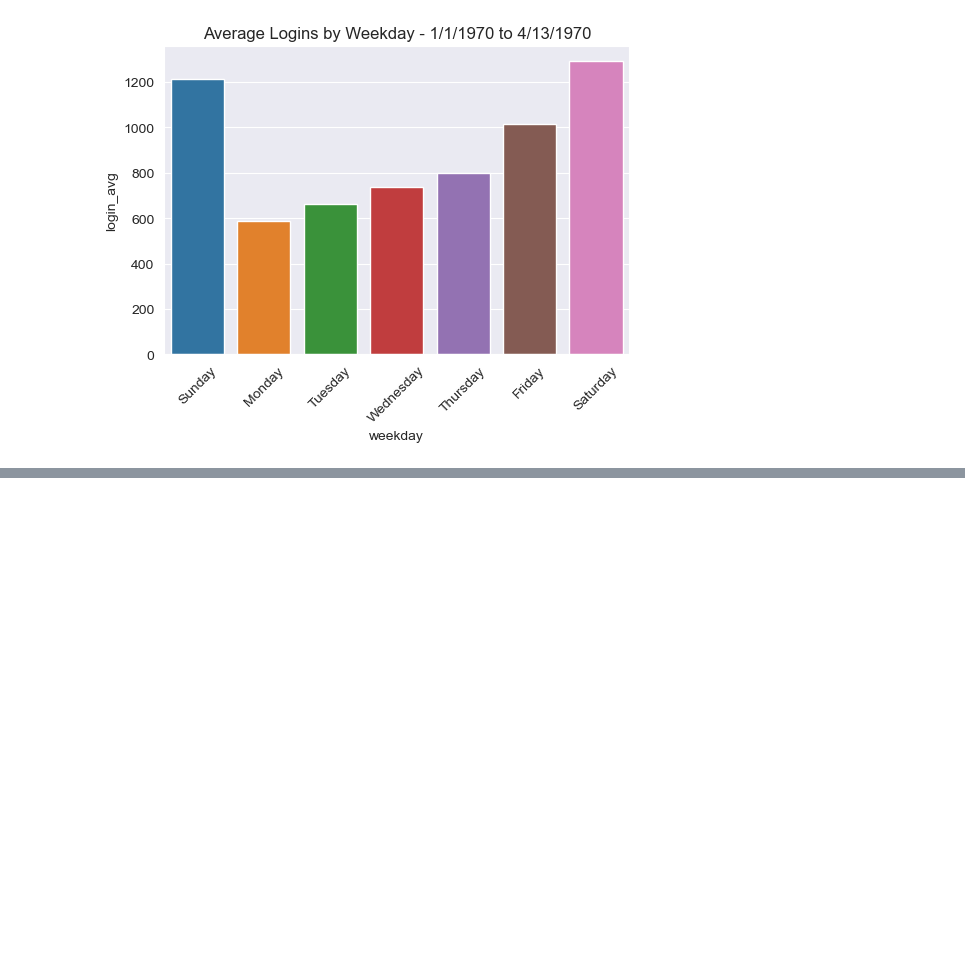
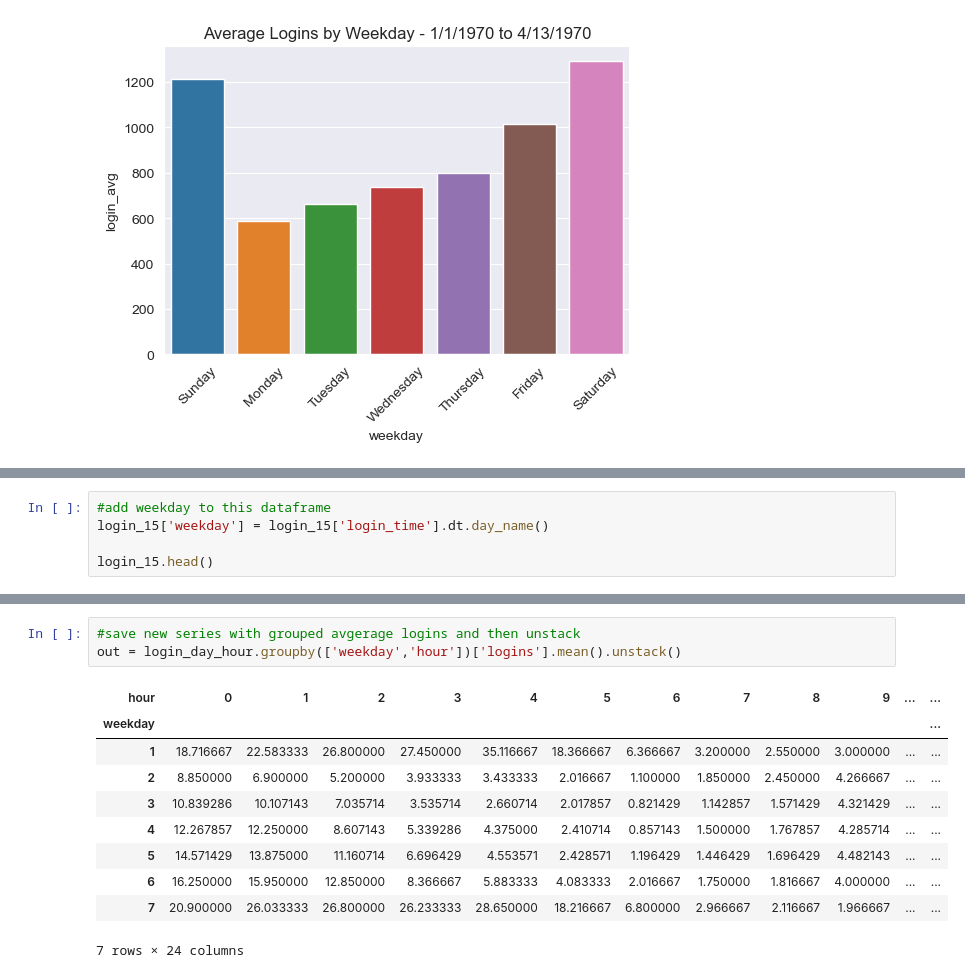
Before and after one commit to BrettlyCD/da_challenge, a Jupyter notebook: 1_eda.ipynb, the cells around one changed output, grey strips where cells are left out. Drawn from its saved outputs; the diff is of its cells as text; blank space fills up the shorter version.

```diff
--- a/1_eda.ipynb
+++ b/1_eda.ipynb
@@ -311,0 +327,5 @@ On average, demand spikes on Saturdays, and overall are at the highest level on
+# %%
+#add weekday to this dataframe
+login_15['weekday'] = login_15['login_time'].dt.day_name()
+
+login_15.head()
@@ -311,0 +371,14 @@ On average, demand spikes on Saturdays, and overall are at the highest level on
+# %%
+#save new series with grouped avgerage logins and then unstack
+out = login_day_hour.groupby(['weekday','hour'])['logins'].mean().unstack()
+# %% [output]
+| hour | 0 | 1 | 2 | 3 | 4 | 5 | 6 | 7 | 8 | 9 | ... | ... |
+| weekday |  |  |  |  |  |  |  |  |  |  |  | ... |
+| 1 | 18.716667 | 22.583333 | 26.800000 | 27.450000 | 35.116667 | 18.366667 | 6.366667 | 3.200000 | 2.550000 | 3.000000 | ... | ... |
+| 2 | 8.850000 | 6.900000 | 5.200000 | 3.933333 | 3.433333 | 2.016667 | 1.100000 | 1.850000 | 2.450000 | 4.266667 | ... | ... |
+| 3 | 10.839286 | 10.107143 | 7.035714 | 3.535714 | 2.660714 | 2.017857 | 0.821429 | 1.142857 | 1.571429 | 4.321429 | ... | ... |
+| 4 | 12.267857 | 12.250000 | 8.607143 | 5.339286 | 4.375000 | 2.410714 | 0.857143 | 1.500000 | 1.767857 | 4.285714 | ... | ... |
+| 5 | 14.571429 | 13.875000 | 11.160714 | 6.696429 | 4.553571 | 2.428571 | 1.196429 | 1.446429 | 1.696429 | 4.482143 | ... | ... |
+| 6 | 16.250000 | 15.950000 | 12.850000 | 8.366667 | 5.883333 | 4.083333 | 2.016667 | 1.750000 | 1.816667 | 4.000000 | ... | ... |
+| 7 | 20.900000 | 26.033333 | 26.800000 | 26.233333 | 28.650000 | 18.216667 | 6.800000 | 2.966667 | 2.116667 | 1.966667 | ... | ... |
+7 rows × 24 columns
```
Also changed, not shown: parts of 10 cells of this notebook.
